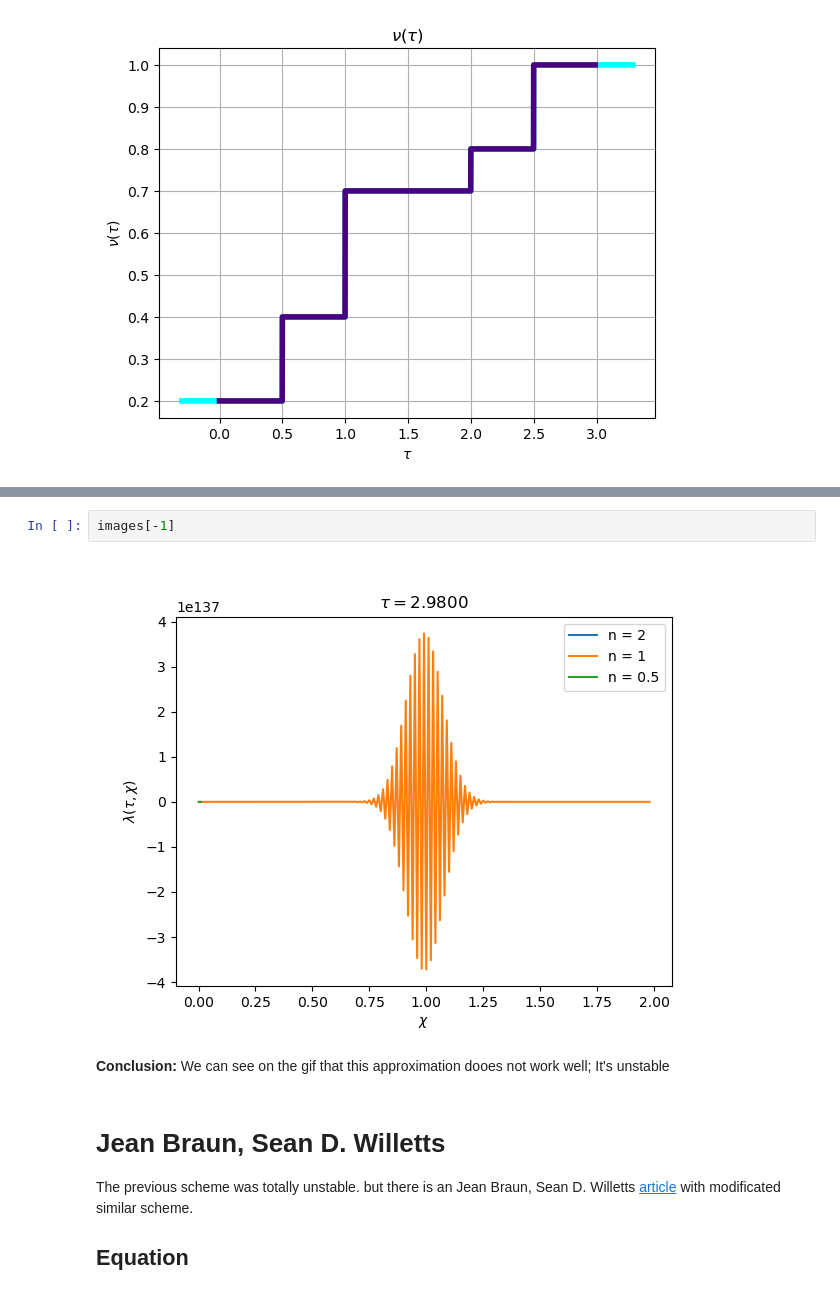
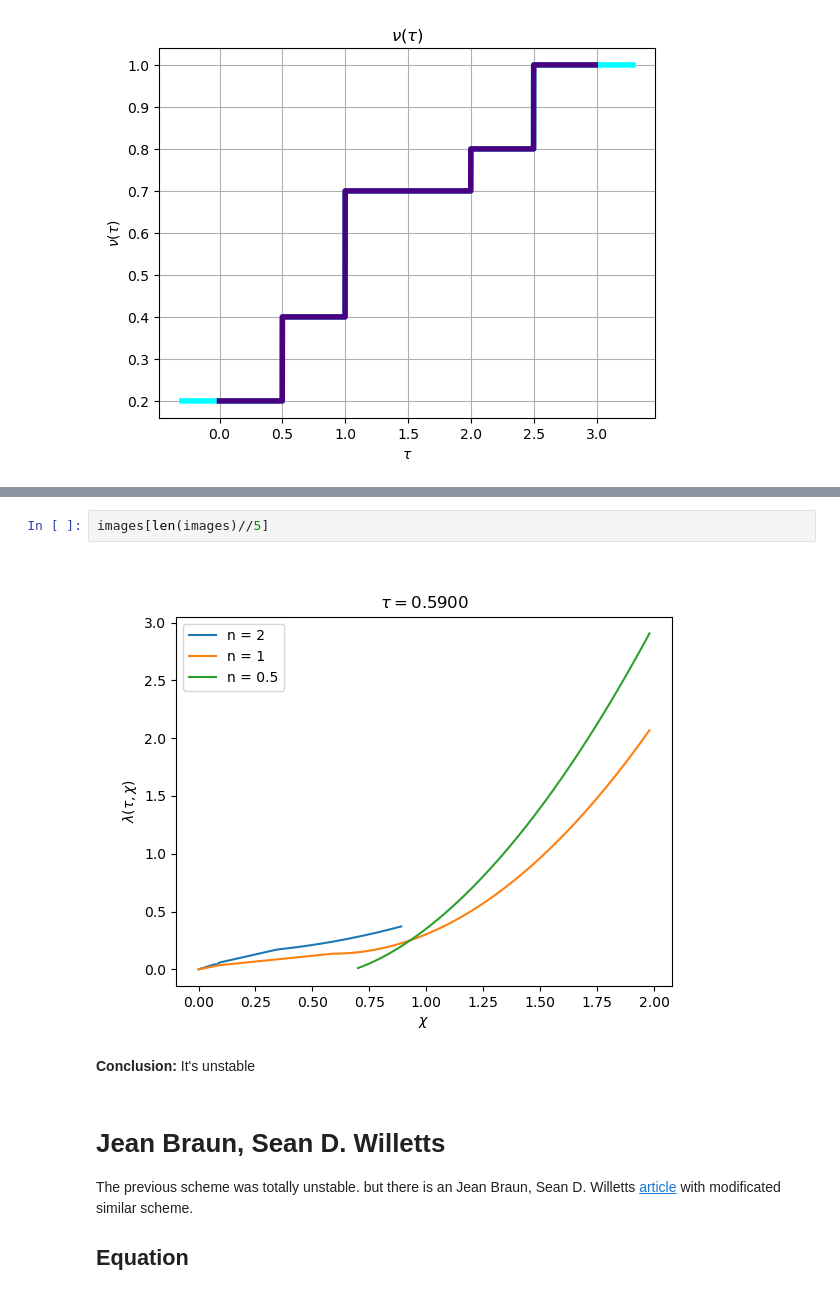
Before and after one commit to zimfv/river-profiles, a Jupyter notebook: River Profile Approximation.ipynb, the cells around one changed output, grey strips where cells are left out. Drawn from its saved outputs; the diff is of its cells as text.

Commit message:
Correct approx1

```diff
--- a/River Profile Approximation.ipynb
+++ b/River Profile Approximation.ipynb
@@ -166,10 +175,10 @@ For solution n=0.5 calculated in 0.6345 seconds.
 generated and saved to path gifs/approx1.gif
 # %%
-images[-1]
+images[len(images)//5]
 # %% [output]
-[figure, old version]
+[figure, new version]
 # %% [markdown]
-__Conclusion:__ We can see on the gif that this approximation dooes not work well; It's unstable
+__Conclusion:__ It's unstable
 # %% [markdown]
 # Jean Braun, Sean D. Willetts
 
```
Also changed, not shown: parts of 7 cells of this notebook, 2 other files.
